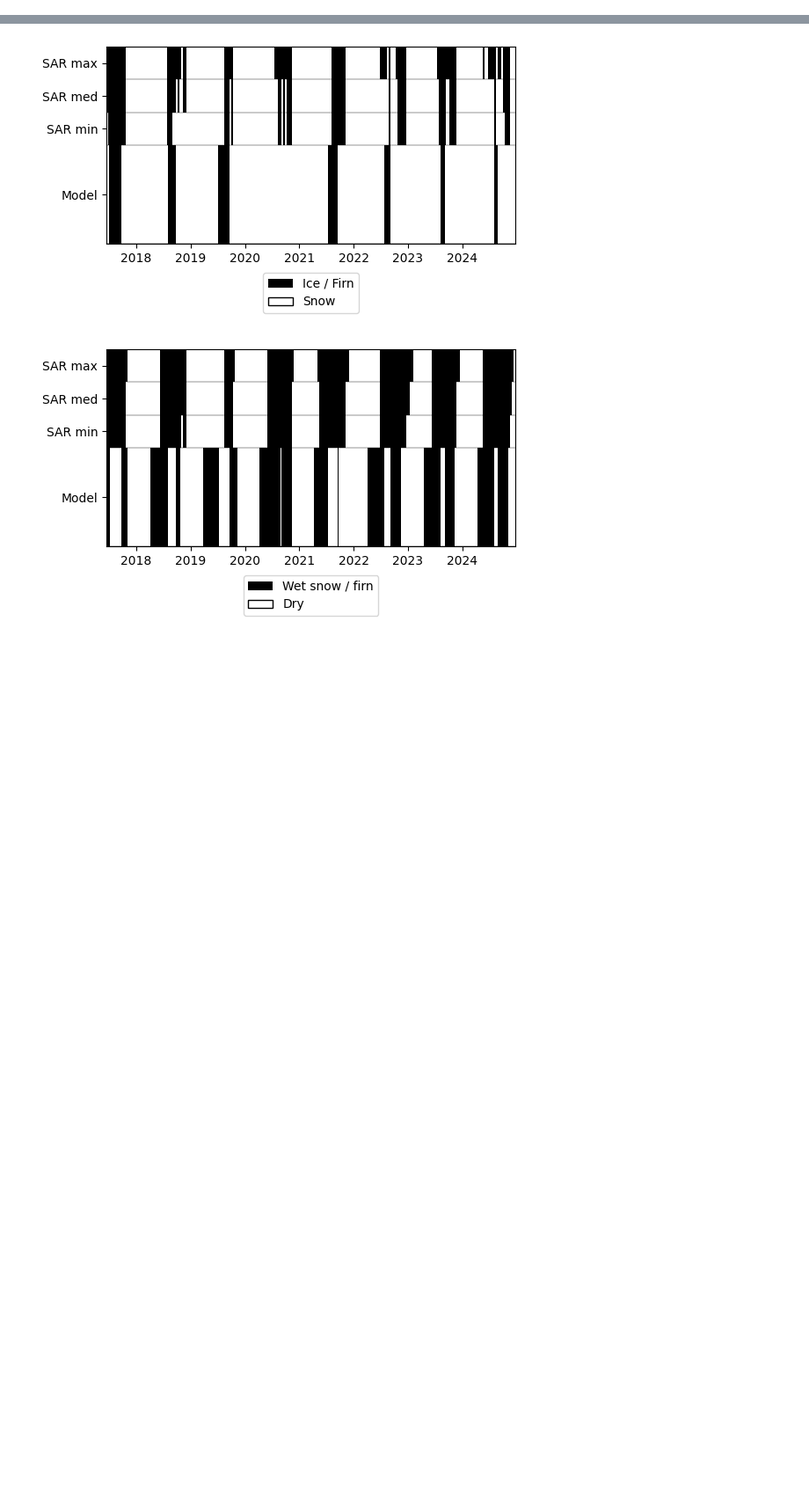
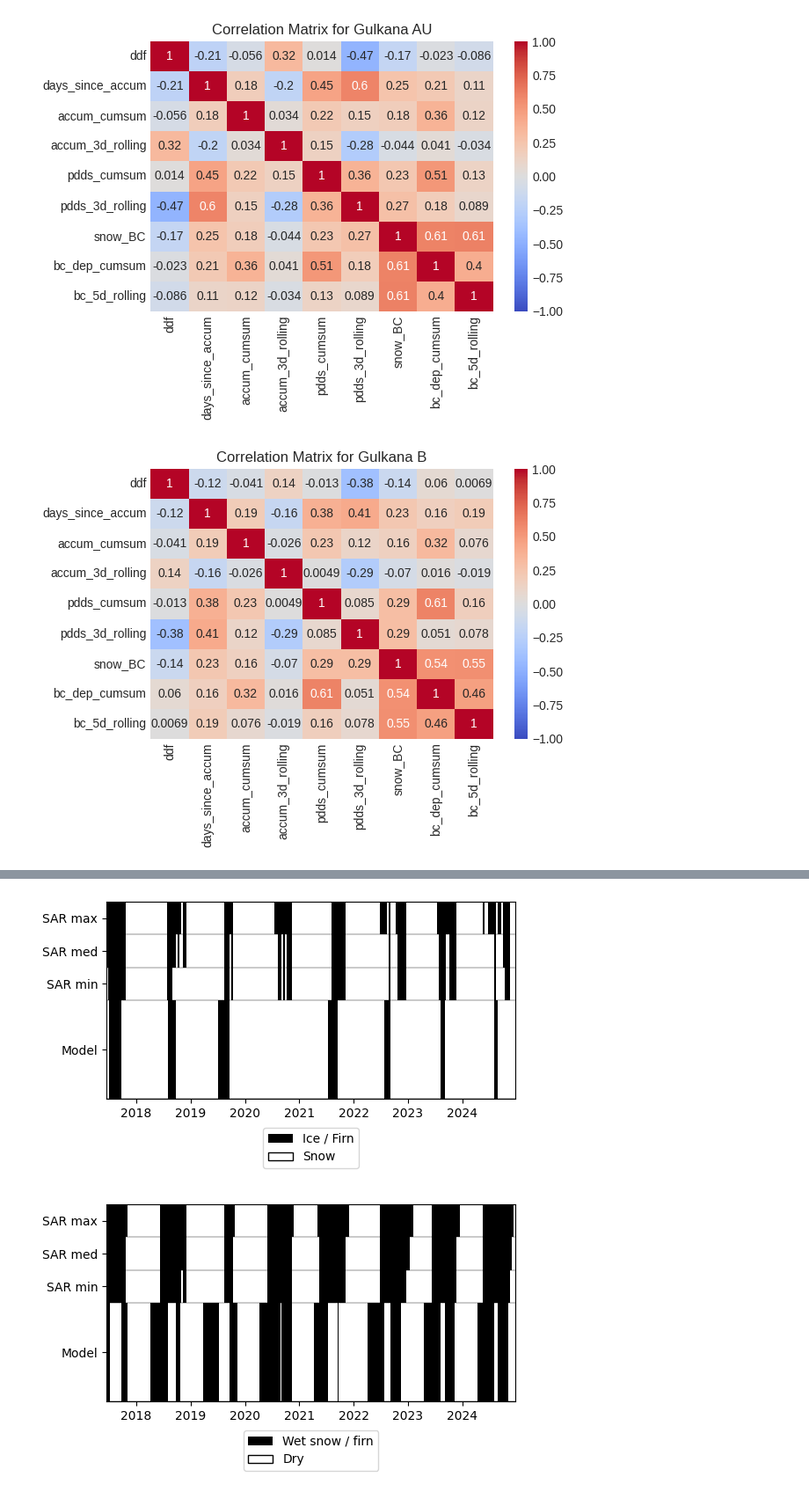
Before and after one commit to clairevwilson/PEBSI, a Jupyter notebook: project/explore.ipynb, the cells around one changed output, grey strips where cells are left out. Shown at 88% size. Drawn from its saved outputs; the diff is of its cells as text; code cells hidden in the pictures; blank space fills up the shorter version.

```diff
--- a/project/explore.ipynb
+++ b/project/explore.ipynb
@@ -23,0 +88,35 @@ colors = ['#63c4c7','#fcc02e','#4D559C','#60C252','#BF1F6A',
+# %%
+acceptable = {
+    'gulkana':{'AU':'gulkanaAU_2026_02_03_base_long_0.nc',
+               'B':'gulkanaB_2026_02_03_base_long_0.nc',
+               'D':'gulkanaD_2026_02_03_base_long_0.nc',
+               },
+    'wolverine':{'N':'wolverineN_2026_02_12_base_qmwindkp1_0.nc',
+                 'B':'wolverineB_2026_02_17_base_qmwolvkp2_0.nc',
+                 'EC':'wolverineEC_2026_02_12_base_qmwindkp1_0.nc',
+                 },
+    'kahiltna':{'K17b':'kahiltnaK17b_2026_02_13_base_qmwindkp0.5_0.nc',
+                 'K53':'kahiltnaK53_2026_02_12_base_qmwindkp2_0.nc',
+                 },
+    'kennicott':{'GTH':'kennicottGTH_2026_02_12_base_qmwindkp1_0.nc',
+                 'GTL':'kennicottGTL_2026_02_13_base_qmwindkp0.5_0.nc',
+                 },
+    'taku':{'MG1':'takuMG1_2026_02_12_base_qmwindkp1_0.nc',
+            'NWB1':'takuNWB1_2026_02_12_base_qmwindkp1_0.nc',
+            }
+}
+all_df = None
+for glacier in acceptable:
+    for site in acceptable[glacier]:
+        ds = xr.open_dataset(base_fp + acceptable[glacier][site])
+        out = base_fp+f'{glacier}{site}_df.csv'
+        df = get_ddf_df(ds, ds_bc, plot_corr=True, n_rolling_bc=5, n_rolling_pdds=3, output_fn=out, savefig=True)
+        df['glacier'] = [glacier] * len(df.index)
+        df['glaciersite'] = [glacier + site] * len(df.index)
+        if all_df is not None:
+            all_df = pd.concat([all_df, df])
+        else:
+            all_df = df
+# %% [output]
+[figure, added]
+[figure, added]
```
Also changed, not shown: parts of 9 cells of this notebook, 5 other files.
